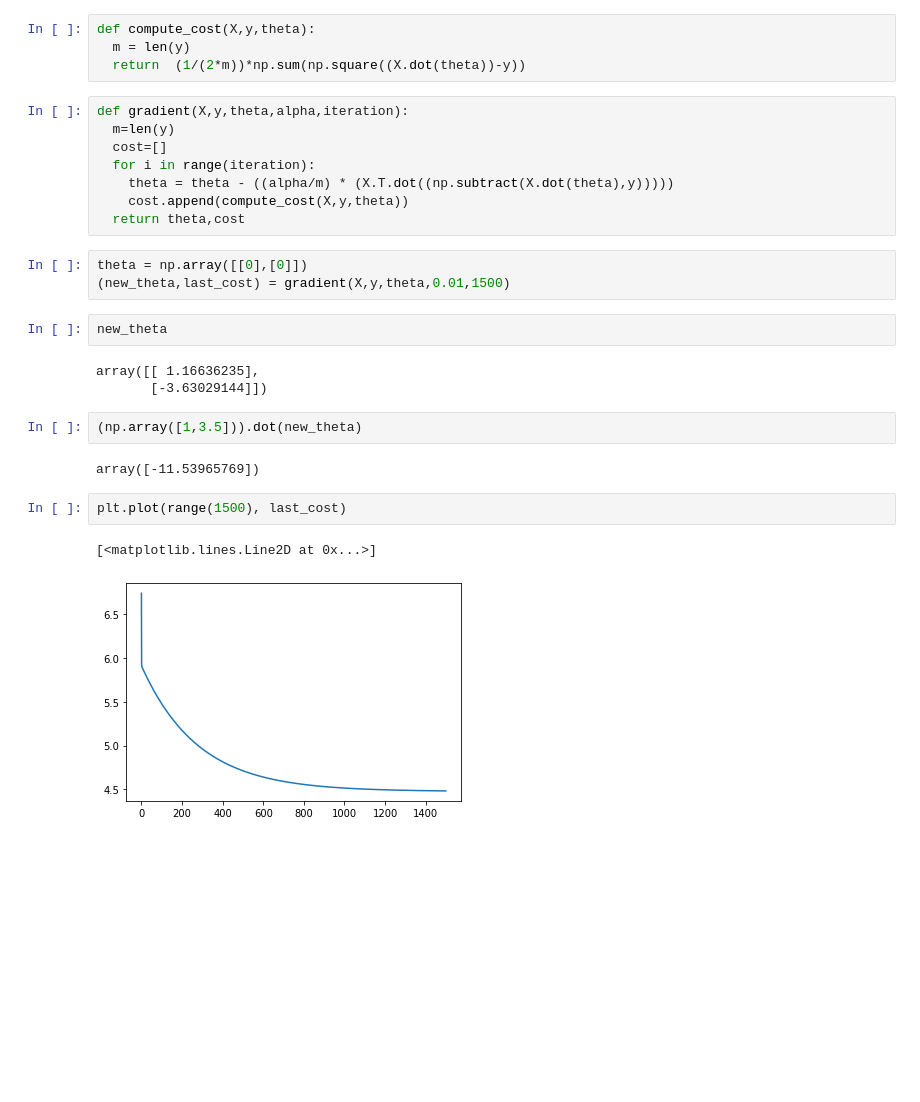
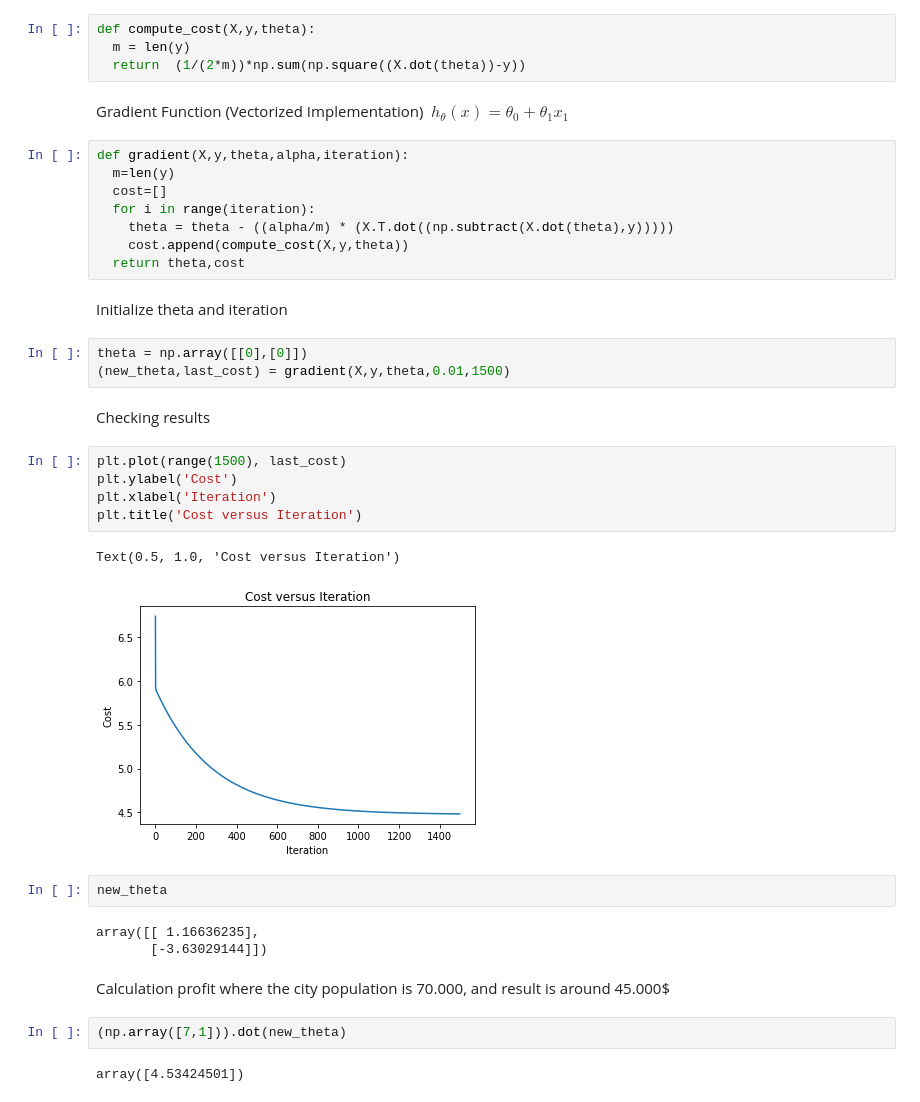
Before and after one commit to euguroglu/Machine-Learning-Projects, a Jupyter notebook: Linear_Regression_Gradient_Descent.ipynb, the cells around one changed output. Drawn from its saved outputs; the diff is of its cells as text; blank space fills up the shorter version.

```diff
--- a/Linear_Regression_Gradient_Descent.ipynb
+++ b/Linear_Regression_Gradient_Descent.ipynb
@@ -30,6 +40,8 @@ X
 def compute_cost(X,y,theta):
   m = len(y)
   return  (1/(2*m))*np.sum(np.square((X.dot(theta))-y))
+# %% [markdown]
+Gradient Function (Vectorized Implementation) $\ h_\theta(x)=\theta_0+\theta_1x_1$
 # %%
 def gradient(X,y,theta,alpha,iteration):
   m=len(y)
@@ -38,20 +50,29 @@ def gradient(X,y,theta,alpha,iteration):
     theta = theta - ((alpha/m) * (X.T.dot((np.subtract(X.dot(theta),y)))))
     cost.append(compute_cost(X,y,theta))
   return theta,cost
+# %% [markdown]
+Initialize theta and iteration
 # %%
 theta = np.array([[0],[0]])
 (new_theta,last_cost) = gradient(X,y,theta,0.01,1500)
+# %% [markdown]
+Checking results
+# %%
+plt.plot(range(1500), last_cost)
+plt.ylabel('Cost')
+plt.xlabel('Iteration')
+plt.title('Cost versus Iteration')
+# %% [output]
+Text(0.5, 1.0, 'Cost versus Iteration')
+[figure, added]
 # %%
 new_theta
 # %% [output]
 array([[ 1.16636235],
        [-3.63029144]])
+# %% [markdown]
+Calculation profit where the city population is 70.000, and result is around 45.000$
 # %%
-(np.array([1,3.5])).dot(new_theta)
+(np.array([7,1])).dot(new_theta)
 # %% [output]
-array([-11.53965769])
+array([4.53424501])
-# %%
-plt.plot(range(1500), last_cost)
-# %% [output]
-[<matplotlib.lines.Line2D at 0x...>]
-[figure, removed]
```
Also changed, not shown: parts of 6 cells of this notebook.
